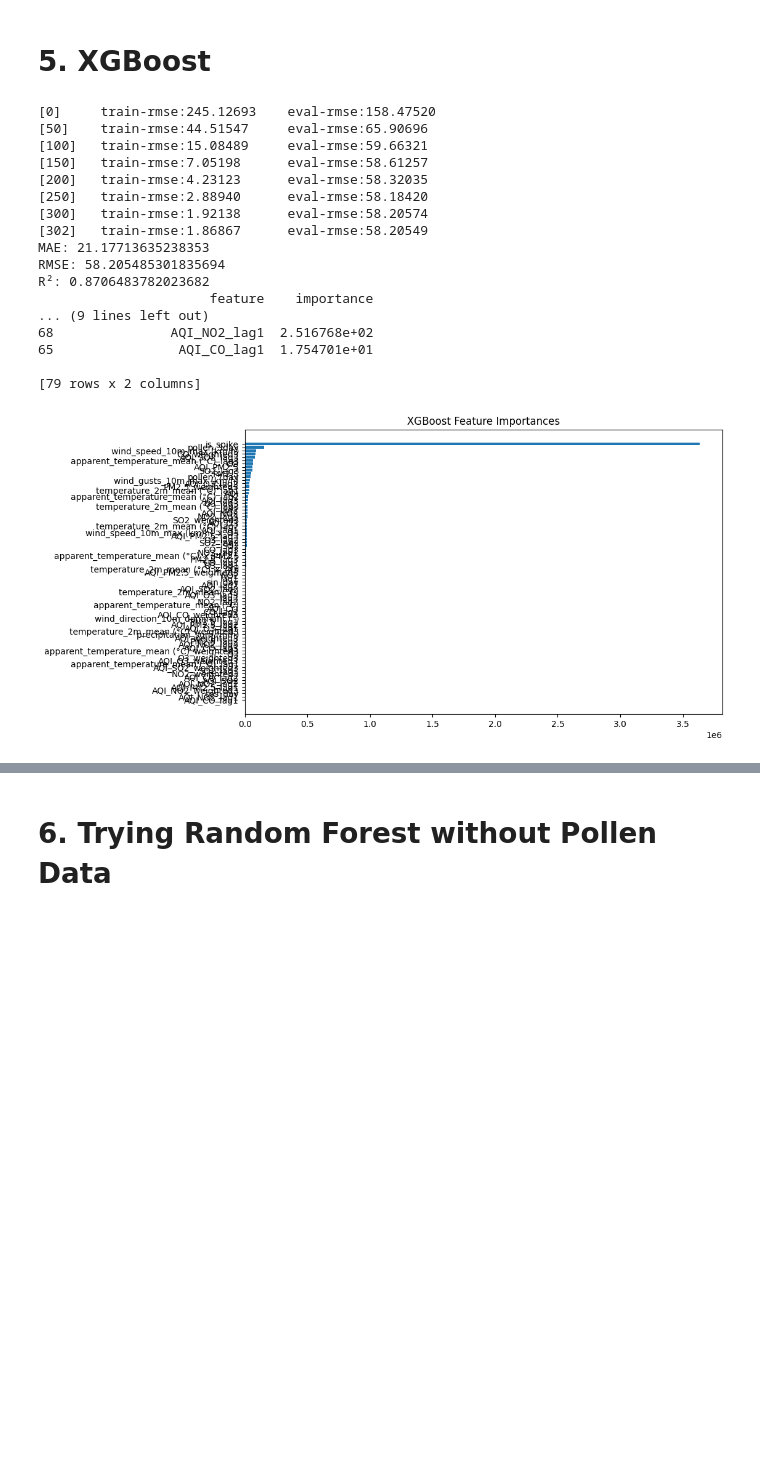
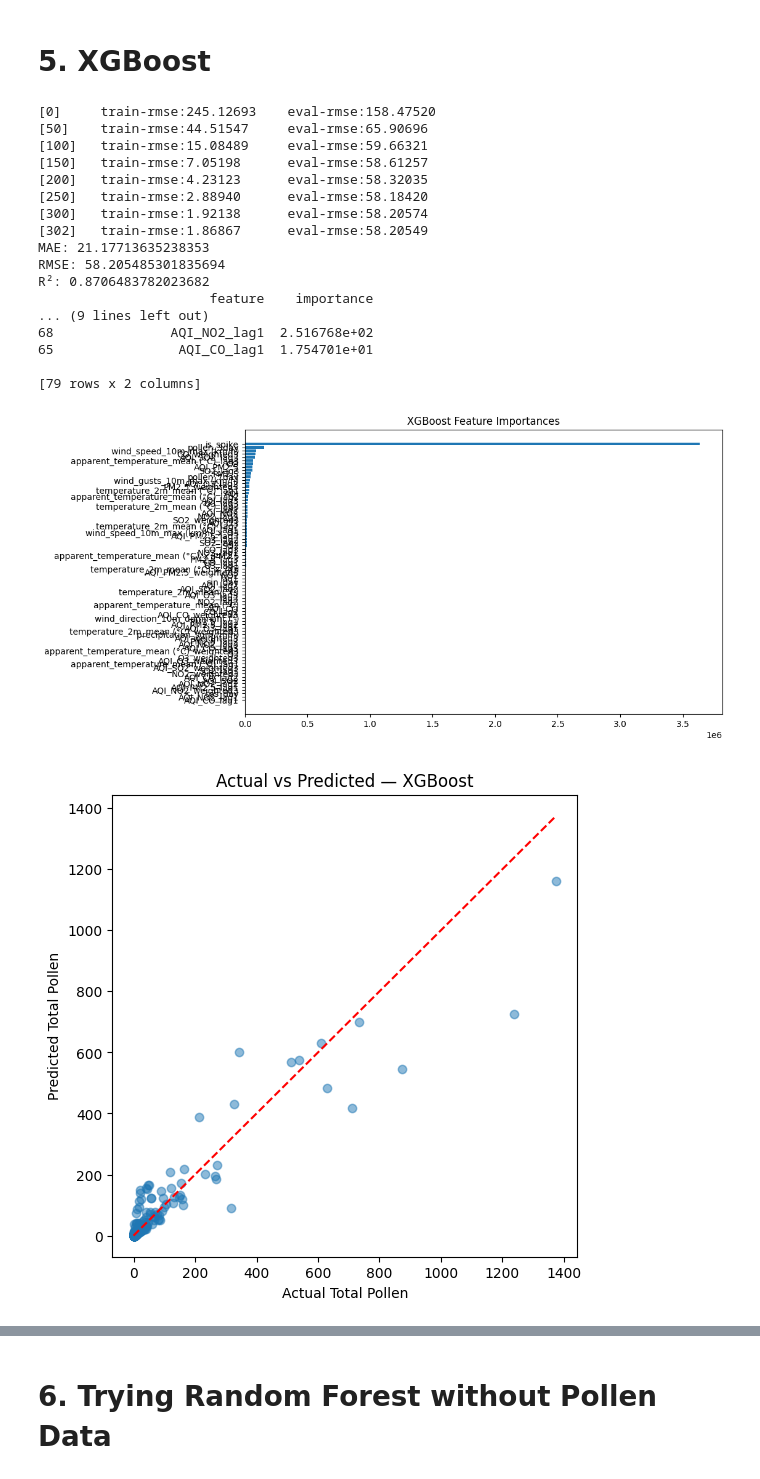
Before and after one commit to Saniya1016/boston-aqi-prediction, a Jupyter notebook: visualizations/Anna/jupyter_code/pollen_models.ipynb, the cells around one changed output, grey strips where cells are left out. Saved outputs shown, nothing was run; the diff lists cells and outputs as text; code cells hidden in the pictures; blank space fills up the shorter version.

```diff
--- a/visualizations/Anna/jupyter_code/pollen_models.ipynb
+++ b/visualizations/Anna/jupyter_code/pollen_models.ipynb
@@ -599,30 +739,73 @@ importance_df = pd.DataFrame({
     'feature': list(importance.keys()),
     'importance': list(importance.values())
 }).sort_values(by='importance', ascending=False)
 
 print(importance_df)
 
 plt.figure(figsize=(10, 6))
 plt.barh(importance_df['feature'], importance_df['importance'])
 plt.gca().invert_yaxis()
 plt.title("XGBoost Feature Importances")
 plt.show()
+
+# --------------------------
+# 13. Visualization
+# --------------------------
+plt.figure(figsize=(6,6))
+plt.scatter(y_test, y_pred, alpha=0.5)
+plt.plot([y_test.min(), y_test.max()],
+         [y_test.min(), y_test.max()],
+         'r--')
+plt.xlabel("Actual Total Pollen")
+plt.ylabel("Predicted Total Pollen")
+plt.title("Actual vs Predicted — XGBoost")
+plt.show()
+
+residuals = y_test - y_pred
+
+plt.figure(figsize=(6,4))
+plt.scatter(y_pred, residuals, alpha=0.5)
+plt.axhline(0, color='red', linestyle='--')
+plt.xlabel("Predicted Pollen")
+plt.ylabel("Residuals (Actual - Predicted)")
+plt.title("Residuals — XGBoost")
+plt.show()
+
+top_k = 25
+top_feats = importance_df.head(top_k).sort_values("importance")
+
+plt.figure(figsize=(8,10))
+plt.barh(top_feats["feature"], top_feats["importance"])
+plt.xlabel("Importance (Gain)")
+plt.title(f"Top {top_k} XGBoost Feature Importances")
+plt.tight_layout()
+plt.show()
+
+plt.figure(figsize=(12,4))
+plt.plot(y_test.values, label="Actual")
+plt.plot(y_pred, label="Predicted")
+plt.title("Actual vs Predicted Pollen — Time Series")
+plt.xlabel("Test Index")
+plt.ylabel("Pollen Count")
+plt.legend()
+plt.show()
 # %% [output]
 [0]     train-rmse:245.12693    eval-rmse:158.47520
 [50]    train-rmse:44.51547     eval-rmse:65.90696
 [100]   train-rmse:15.08489     eval-rmse:59.66321
 [150]   train-rmse:7.05198      eval-rmse:58.61257
 [200]   train-rmse:4.23123      eval-rmse:58.32035
 [250]   train-rmse:2.88940      eval-rmse:58.18420
 [300]   train-rmse:1.92138      eval-rmse:58.20574
 [302]   train-rmse:1.86867      eval-rmse:58.20549
 MAE: 21.17713635238353
 RMSE: 58.205485301835694
 R²: 0.8706483782023682
                       feature    importance
 ... (9 lines left out)
 68               AQI_NO2_lag1  2.516768e+02
 65                AQI_CO_lag1  1.754701e+01
 
 [79 rows x 2 columns]
 [figure]
+[figure, added]
```
Also changed, not shown: parts of 7 cells of this notebook.
